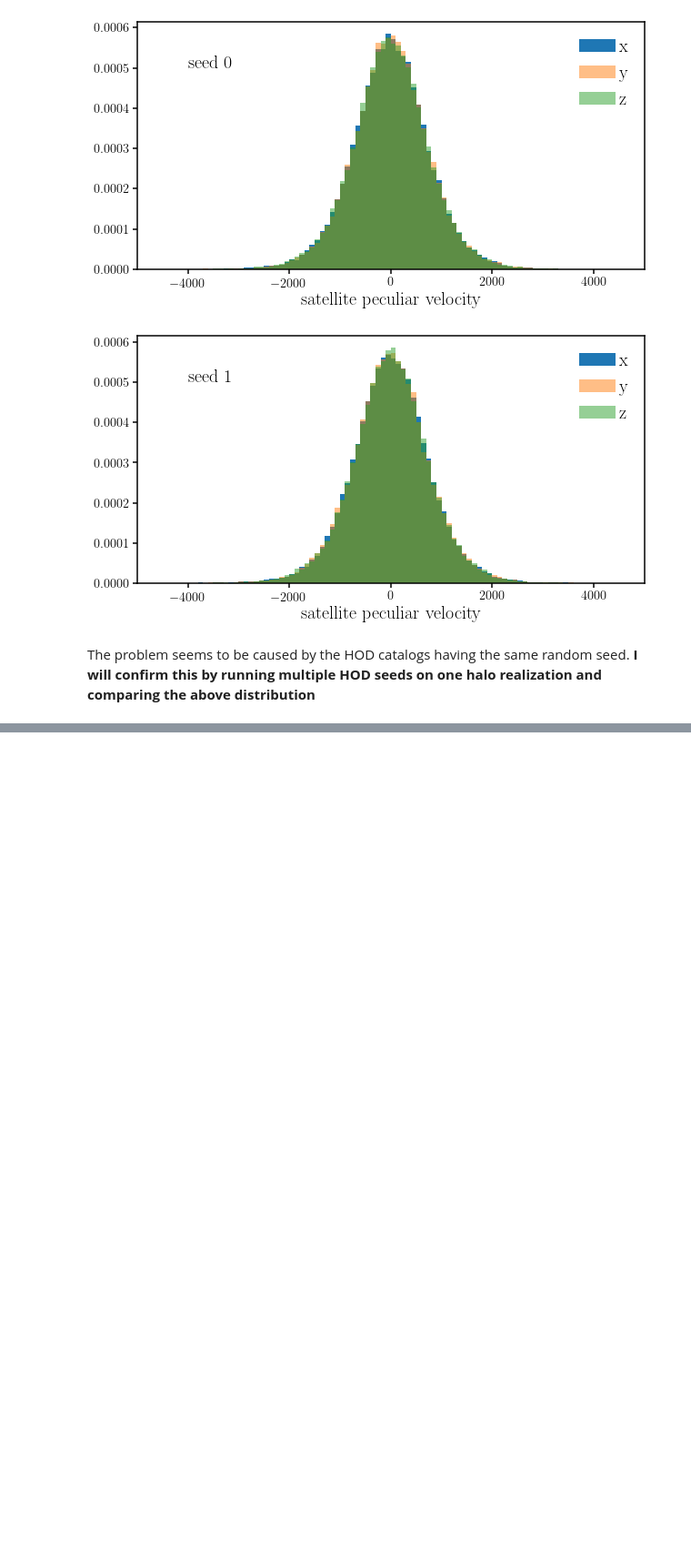
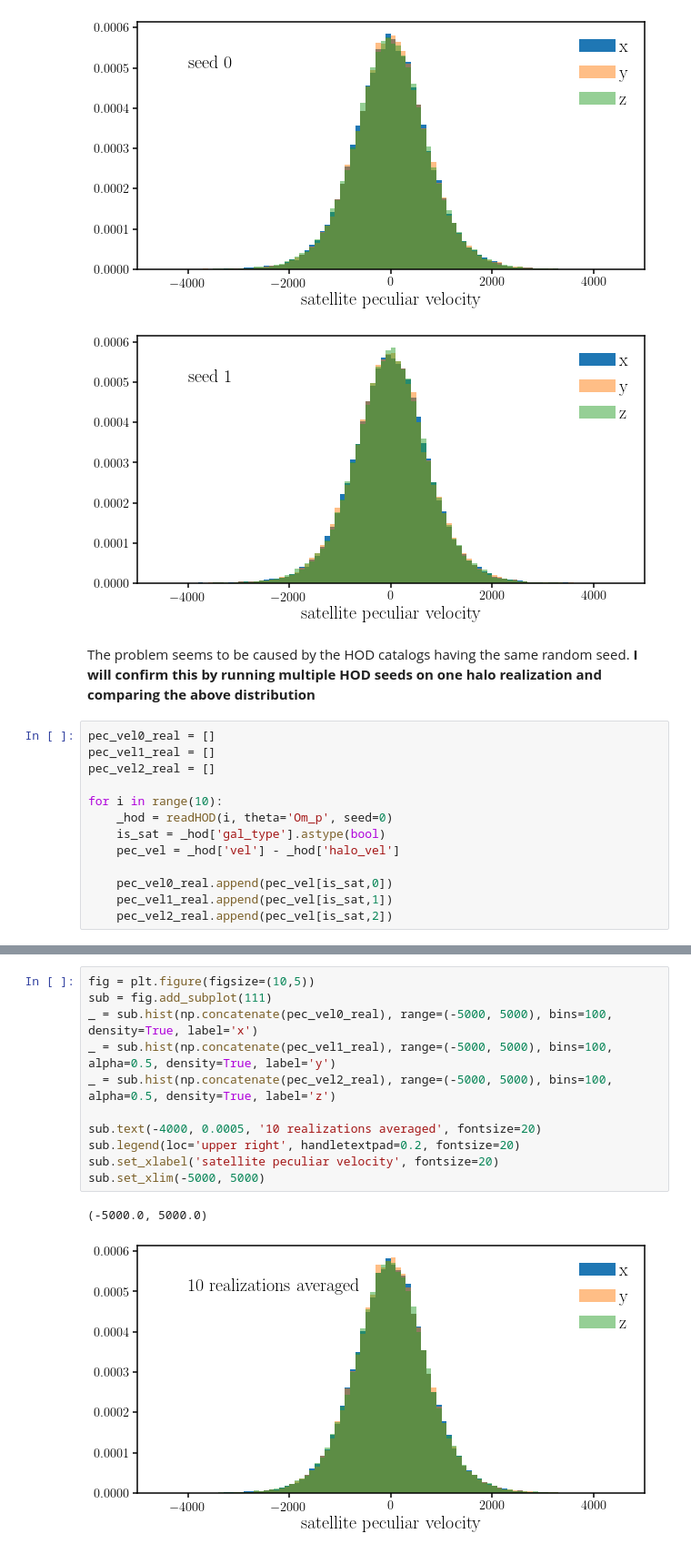
Before and after one commit to changhoonhahn/eMaNu, a Jupyter notebook: nb/hod/catalog_hod_rsd.ipynb, the cells around one changed output, grey strips where cells are left out. Shown at 91% size. Saved outputs shown, nothing was run; the diff lists cells and outputs as text; blank space fills up the shorter version.

Commit message:
examining the peculiar velocity distribution and Bg for different HOD seed reveals that the discrepancy we found between RSD0,1,2 is caused by the same HOD seed being used.

```diff
--- a/nb/hod/catalog_hod_rsd.ipynb
+++ b/nb/hod/catalog_hod_rsd.ipynb
@@ -291,3 +291,16 @@ for i in range(2):
 [figure]
 # %% [markdown]
 The problem seems to be caused by the HOD catalogs having the same random seed. **I will confirm this by running multiple HOD seeds on one halo realization and comparing the above distribution**
+# %%
+pec_vel0_real = []
+pec_vel1_real = []
+pec_vel2_real = []
+
+for i in range(10):
+    _hod = readHOD(i, theta='Om_p', seed=0)
+    is_sat = _hod['gal_type'].astype(bool)
+    pec_vel = _hod['vel'] - _hod['halo_vel']
+
+    pec_vel0_real.append(pec_vel[is_sat,0])
+    pec_vel1_real.append(pec_vel[is_sat,1])
+    pec_vel2_real.append(pec_vel[is_sat,2])
@@ -293,0 +320,14 @@ The problem seems to be caused by the HOD catalogs having the same random seed.
+# %%
+fig = plt.figure(figsize=(10,5))
+sub = fig.add_subplot(111)
+_ = sub.hist(np.concatenate(pec_vel0_real), range=(-5000, 5000), bins=100, density=True, label='x')
+_ = sub.hist(np.concatenate(pec_vel1_real), range=(-5000, 5000), bins=100, alpha=0.5, density=True, label='y')
+_ = sub.hist(np.concatenate(pec_vel2_real), range=(-5000, 5000), bins=100, alpha=0.5, density=True, label='z')
+
+sub.text(-4000, 0.0005, '10 realizations averaged', fontsize=20)
+sub.legend(loc='upper right', handletextpad=0.2, fontsize=20)
+sub.set_xlabel('satellite peculiar velocity', fontsize=20)
+sub.set_xlim(-5000, 5000)
+# %% [output]
+(-5000.0, 5000.0)
+[figure, added]
```
Also changed, not shown: parts of 2 cells of this notebook, 1 other file.
